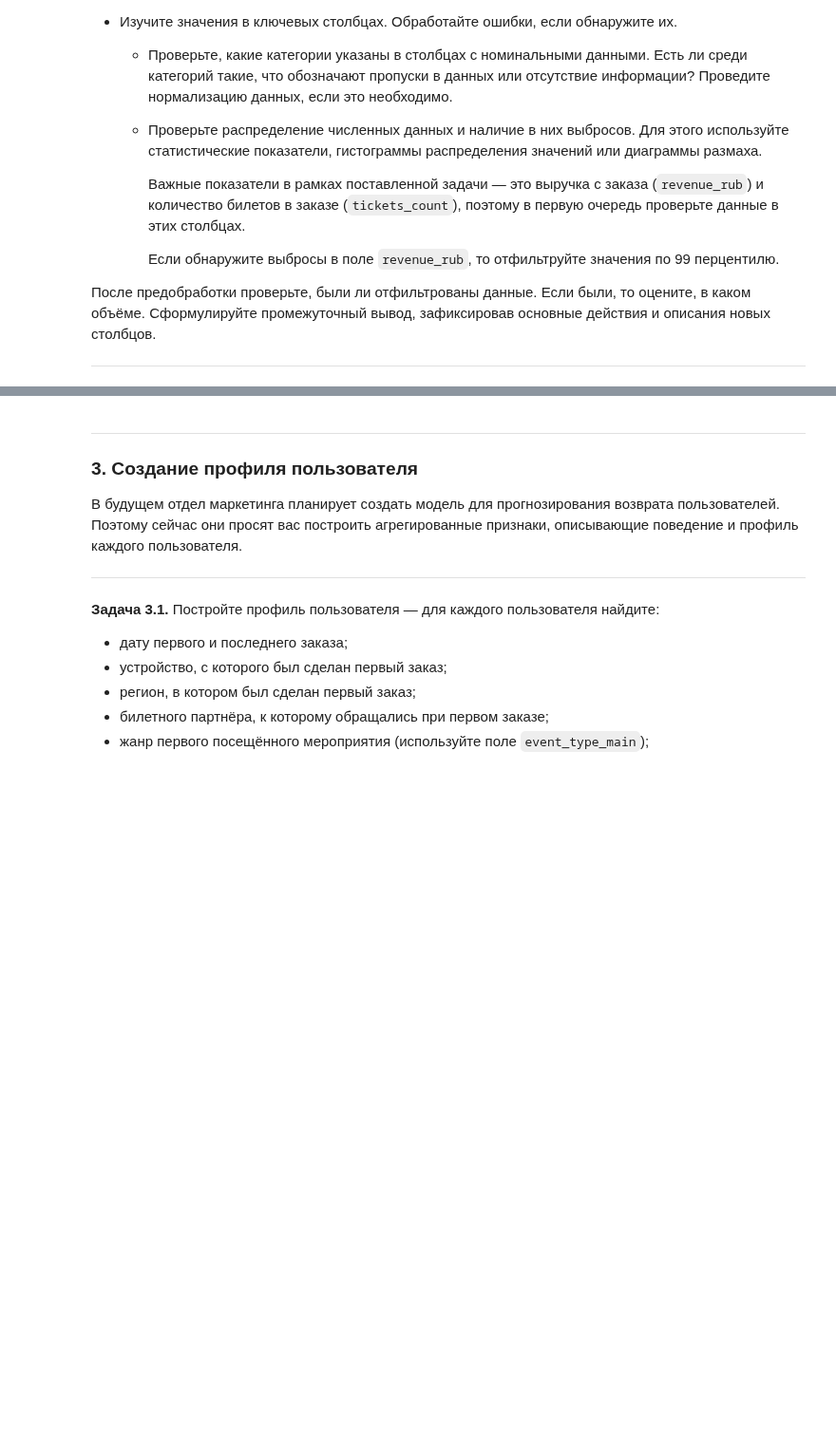
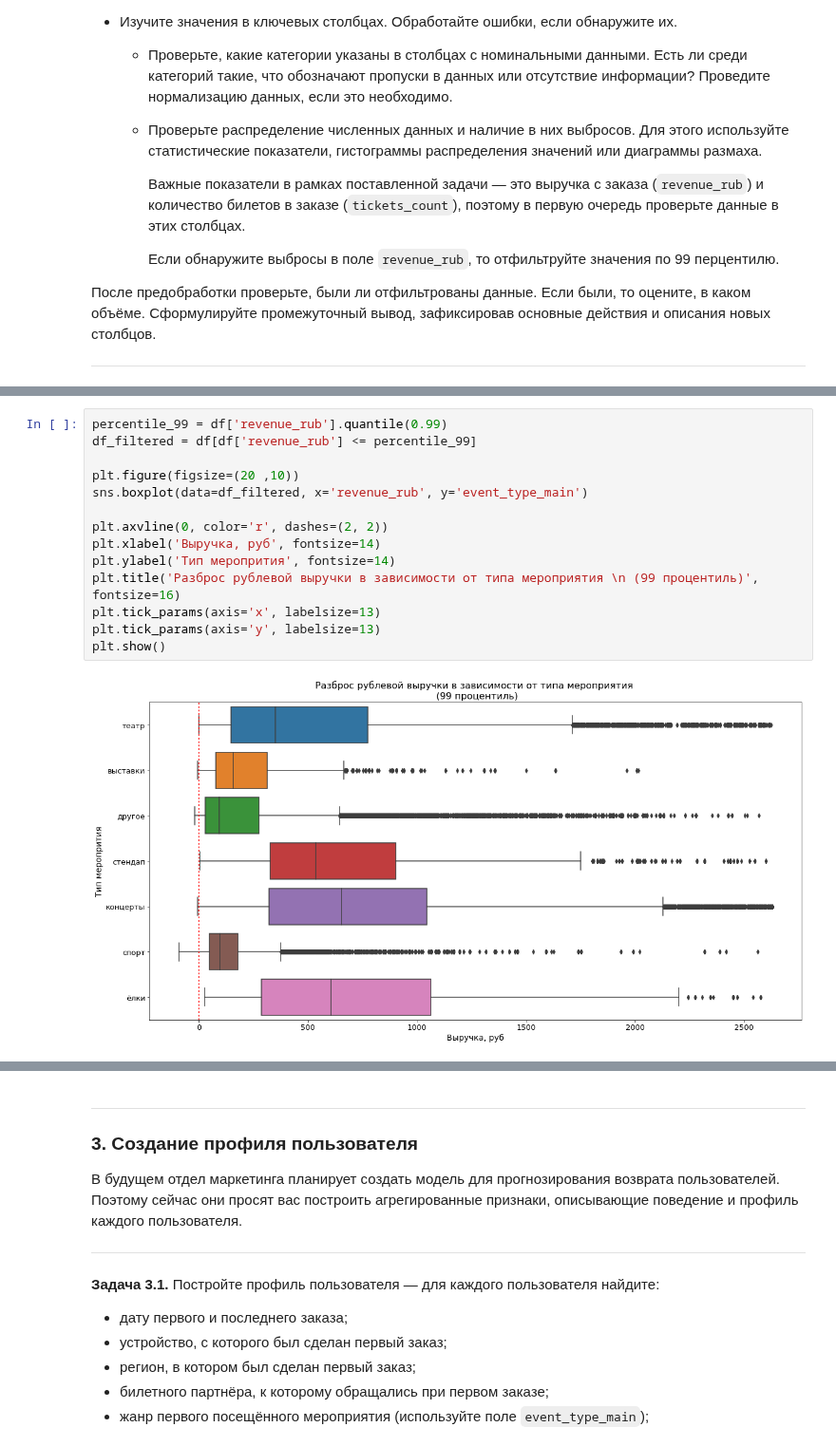
Before and after one commit to blbl-blbl/yandex_practicum_Data_Science_Course, a Jupyter notebook: Module_2_Python_Preprocessing/Final_project_of_2_module.ipynb, the cells around one changed output, grey strips where cells are left out. Shown at 95% size. Saved outputs shown, nothing was run; the diff lists cells and outputs as text; blank space fills up the shorter version.

```diff
--- a/Module_2_Python_Preprocessing/Final_project_of_2_module.ipynb
+++ b/Module_2_Python_Preprocessing/Final_project_of_2_module.ipynb
@@ -249,0 +297,16 @@ df.info()
+# %%
+percentile_99 = df['revenue_rub'].quantile(0.99)
+df_filtered = df[df['revenue_rub'] <= percentile_99]
+
+plt.figure(figsize=(20 ,10))
+sns.boxplot(data=df_filtered, x='revenue_rub', y='event_type_main')
+
+plt.axvline(0, color='r', dashes=(2, 2))
+plt.xlabel('Выручка, руб', fontsize=14)
+plt.ylabel('Тип меропрития', fontsize=14)
+plt.title('Разброс рублевой выручки в зависимости от типа мероприятия \n (99 процентиль)', fontsize=16)
+plt.tick_params(axis='x', labelsize=13)
+plt.tick_params(axis='y', labelsize=13)
+plt.show()
+# %% [output]
+[figure, added]
```
Also changed, not shown: parts of 26 cells of this notebook.
